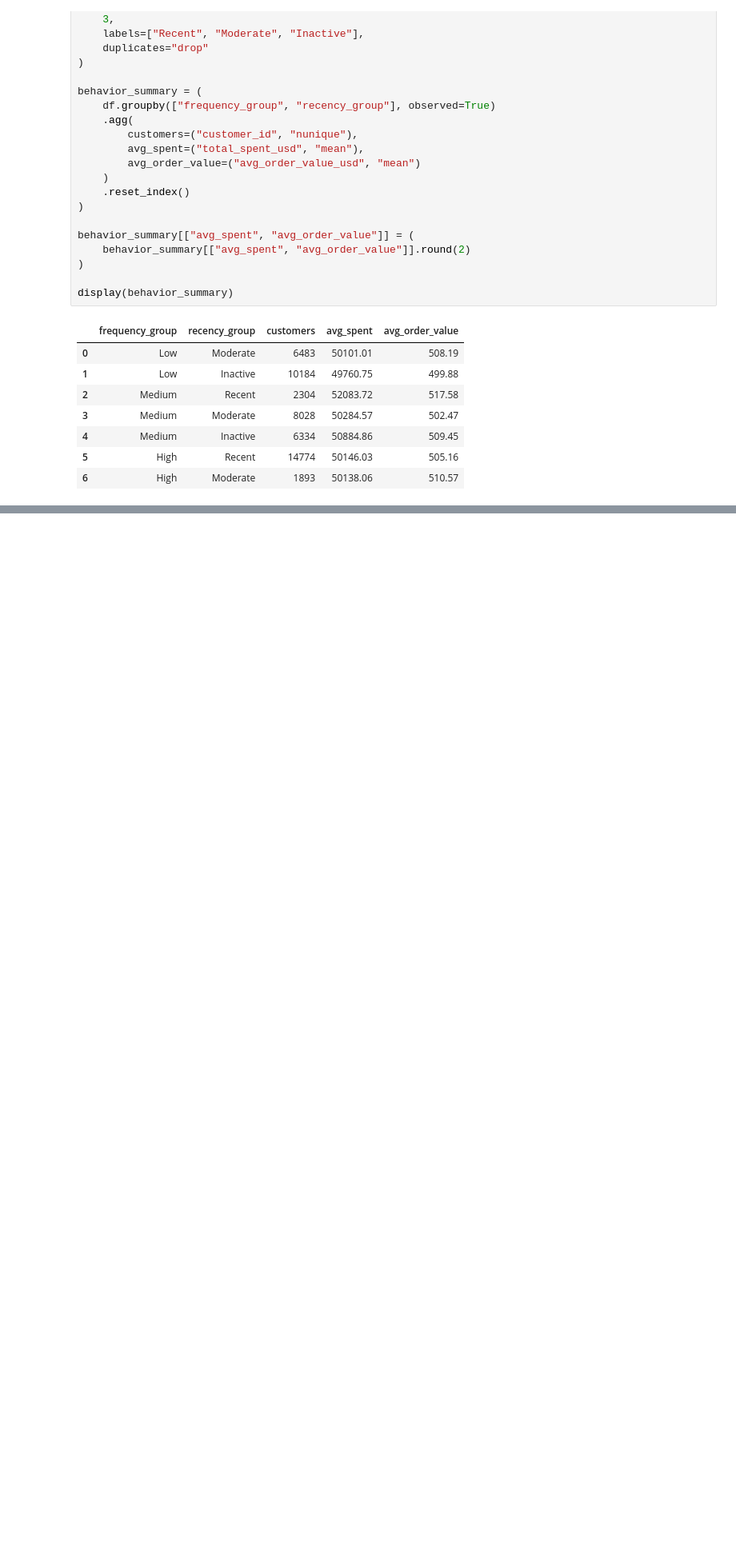
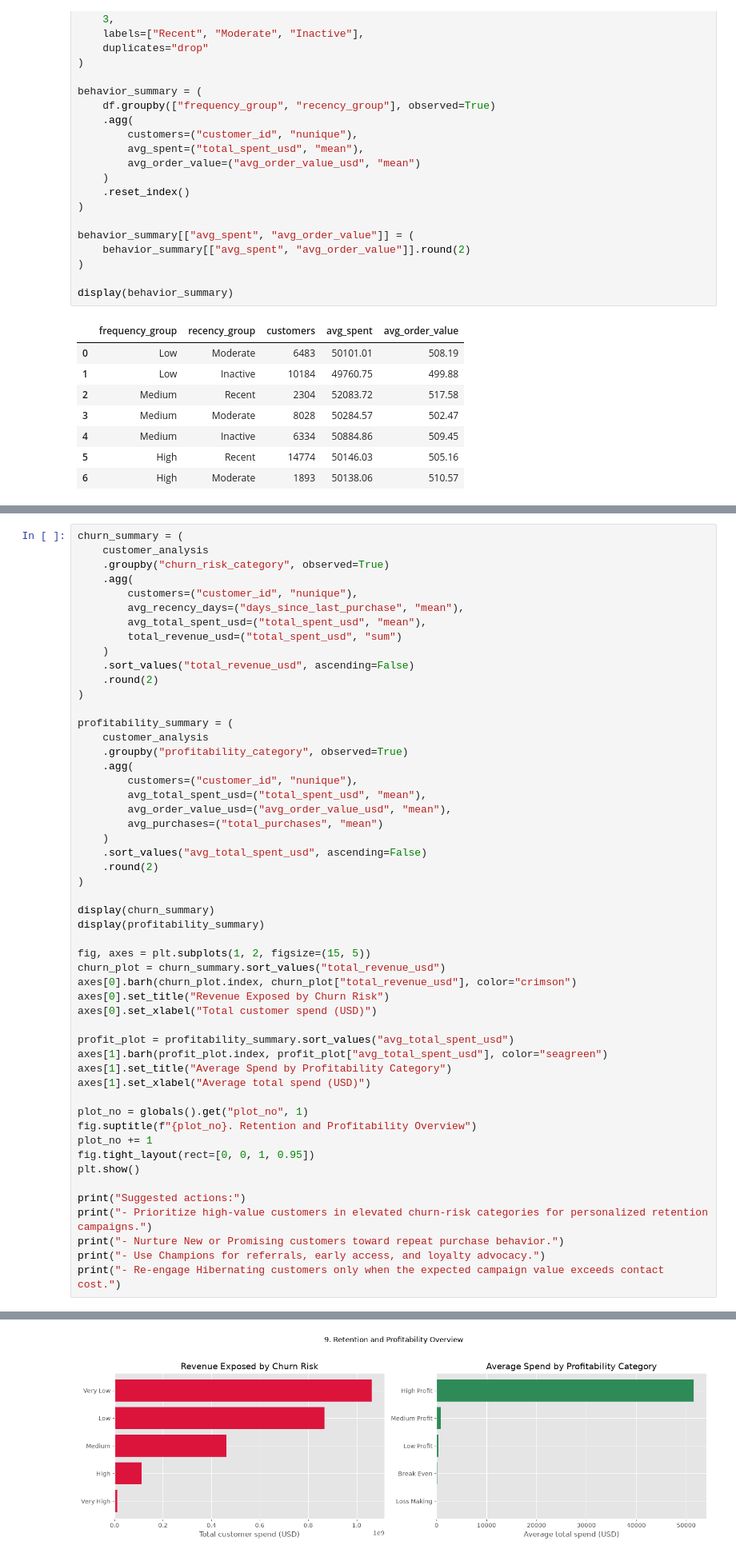
Before and after one commit to yezaw-zafki/Industrial-Analysis-EDA, a Jupyter notebook: E-commerace Customer Segmentation.ipynb, the cells around one changed output, grey strips where cells are left out. Shown at 80% size. Drawn from its saved outputs; the diff is of its cells as text; blank space fills up the shorter version.

```diff
--- a/E-commerace Customer Segmentation.ipynb
+++ b/E-commerace Customer Segmentation.ipynb
@@ -460,0 +617,53 @@ display(behavior_summary)
+# %%
+churn_summary = (
+    customer_analysis
+    .groupby("churn_risk_category", observed=True)
+    .agg(
+        customers=("customer_id", "nunique"),
+        avg_recency_days=("days_since_last_purchase", "mean"),
+        avg_total_spent_usd=("total_spent_usd", "mean"),
+        total_revenue_usd=("total_spent_usd", "sum")
+    )
+    .sort_values("total_revenue_usd", ascending=False)
+    .round(2)
+)
+
+profitability_summary = (
+    customer_analysis
+    .groupby("profitability_category", observed=True)
+    .agg(
+        customers=("customer_id", "nunique"),
+        avg_total_spent_usd=("total_spent_usd", "mean"),
+        avg_order_value_usd=("avg_order_value_usd", "mean"),
+        avg_purchases=("total_purchases", "mean")
+    )
+    .sort_values("avg_total_spent_usd", ascending=False)
+    .round(2)
+)
+
+display(churn_summary)
+display(profitability_summary)
+
+fig, axes = plt.subplots(1, 2, figsize=(15, 5))
+churn_plot = churn_summary.sort_values("total_revenue_usd")
+axes[0].barh(churn_plot.index, churn_plot["total_revenue_usd"], color="crimson")
+axes[0].set_title("Revenue Exposed by Churn Risk")
+axes[0].set_xlabel("Total customer spend (USD)")
+
+profit_plot = profitability_summary.sort_values("avg_total_spent_usd")
+axes[1].barh(profit_plot.index, profit_plot["avg_total_spent_usd"], color="seagreen")
+axes[1].set_title("Average Spend by Profitability Category")
+axes[1].set_xlabel("Average total spend (USD)")
+
+plot_no = globals().get("plot_no", 1)
+fig.suptitle(f"{plot_no}. Retention and Profitability Overview")
+plot_no += 1
+fig.tight_layout(rect=[0, 0, 1, 0.95])
+plt.show()
+
+print("Suggested actions:")
+print("- Prioritize high-value customers in elevated churn-risk categories for personalized retention campaigns.")
+print("- Nurture New or Promising customers toward repeat purchase behavior.")
+print("- Use Champions for referrals, early access, and loyalty advocacy.")
+print("- Re-engage Hibernating customers only when the expected campaign value exceeds contact cost.")
+# %% [output]
@@ -460,0 +684 @@ display(behavior_summary)
+[figure, added]
```
Also changed, not shown: parts of 17 cells of this notebook.
